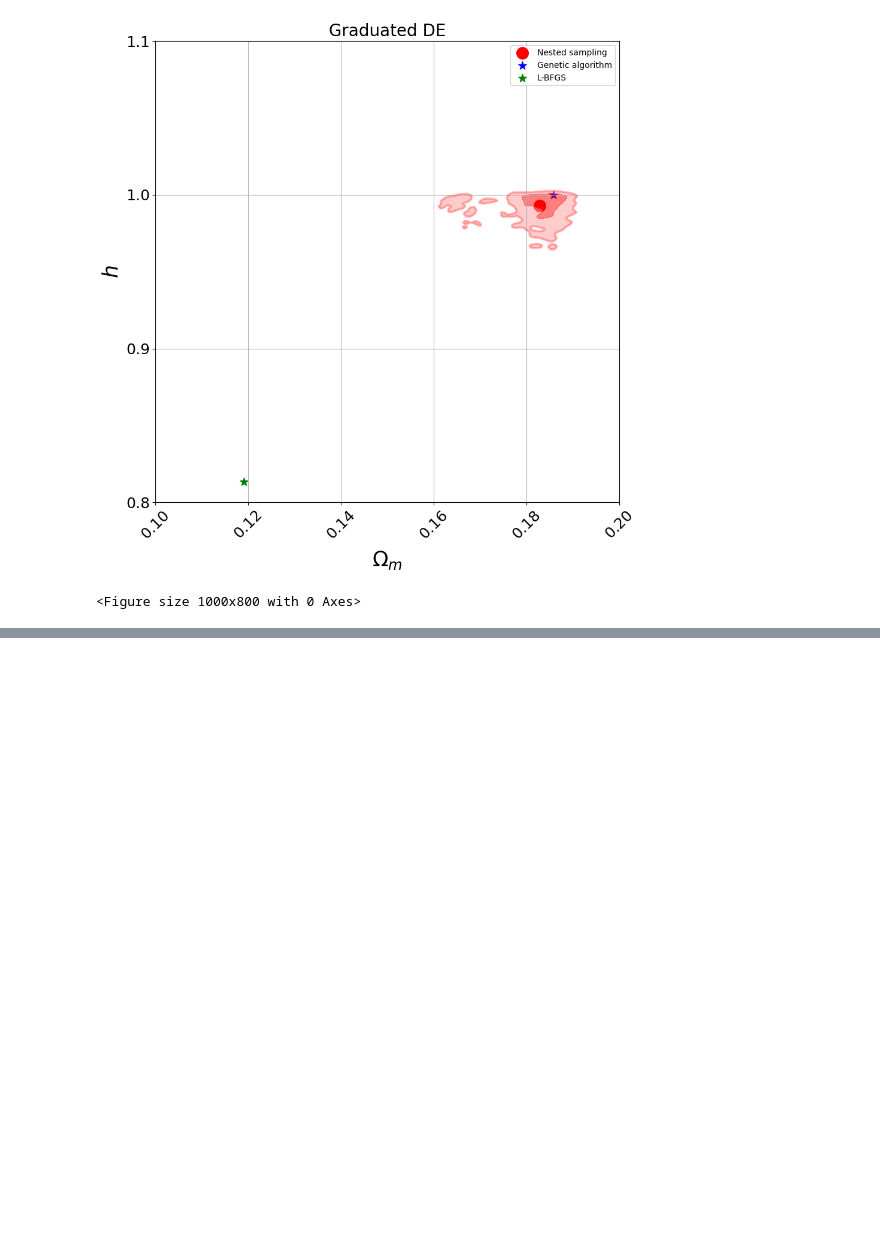
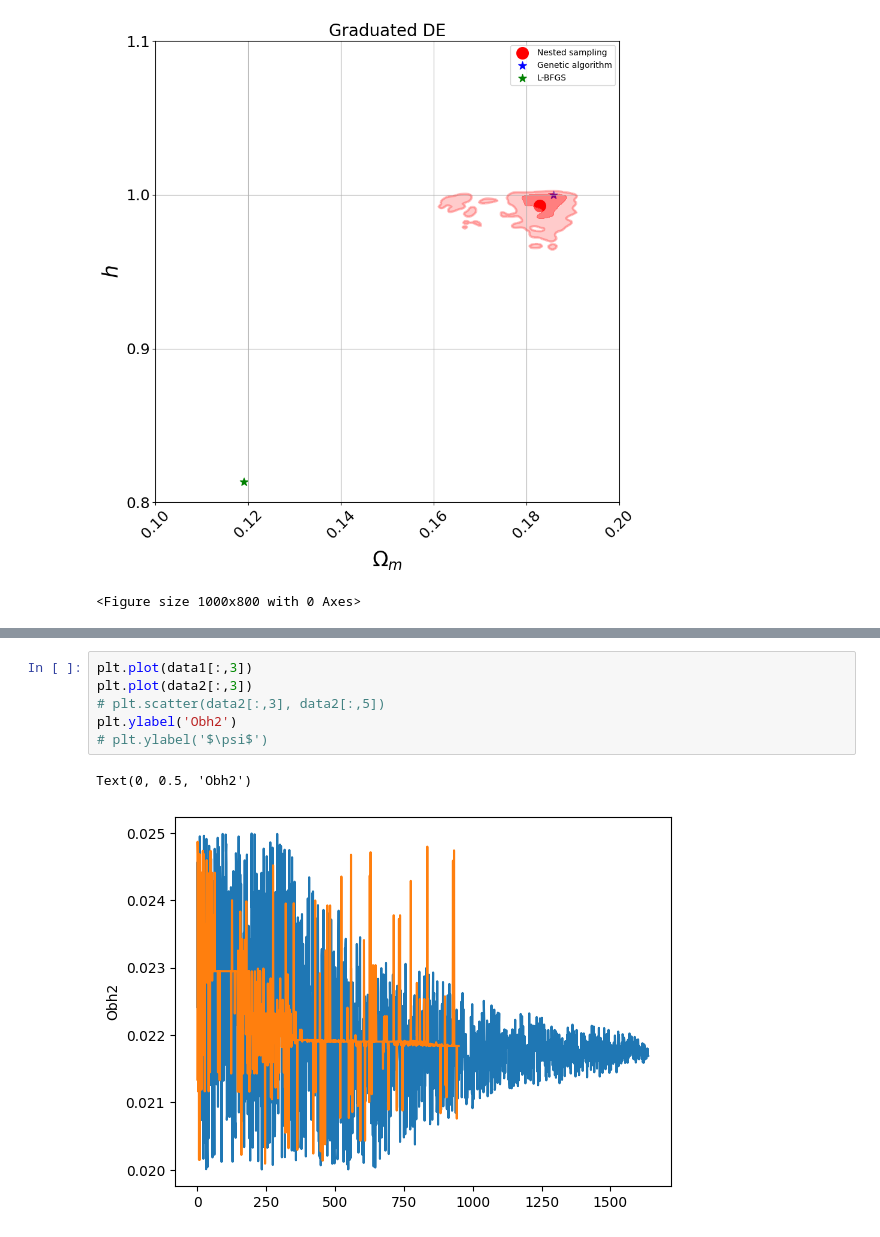
Before and after one commit to igomezv/cosmo_tools, a Jupyter notebook: models/genetic_paper/plots.ipynb, the cells around one changed output, grey strips where cells are left out. Drawn from its saved outputs; the diff is of its cells as text; blank space fills up the shorter version.

```diff
--- a/models/genetic_paper/plots.ipynb
+++ b/models/genetic_paper/plots.ipynb
@@ -629,0 +639,9 @@ Text(0, 0.5, '$\\psi$')
+# %%
+plt.plot(data1[:,3])
+plt.plot(data2[:,3])
+# plt.scatter(data2[:,3], data2[:,5])
+plt.ylabel('Obh2')
+# plt.ylabel('$\psi$')
+# %% [output]
+Text(0, 0.5, 'Obh2')
+[figure, added]
```
Also changed, not shown: parts of 9 cells of this notebook.
